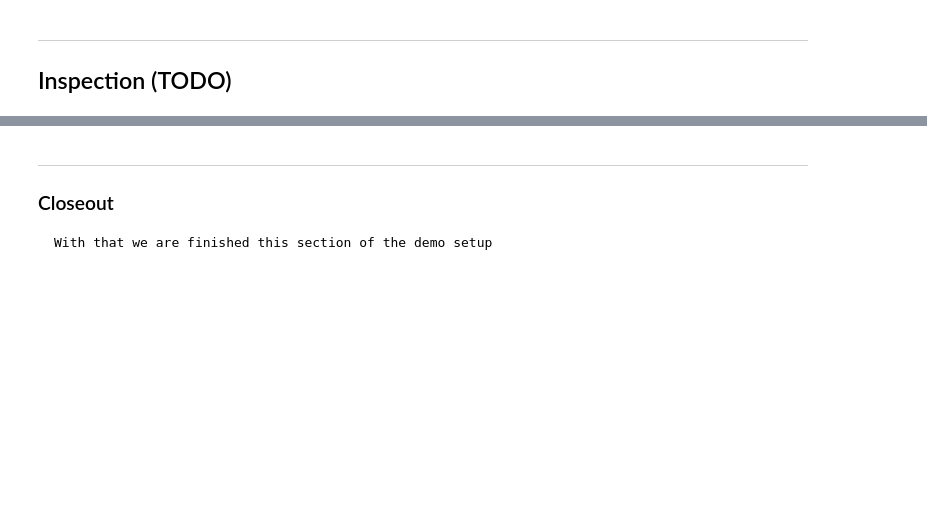
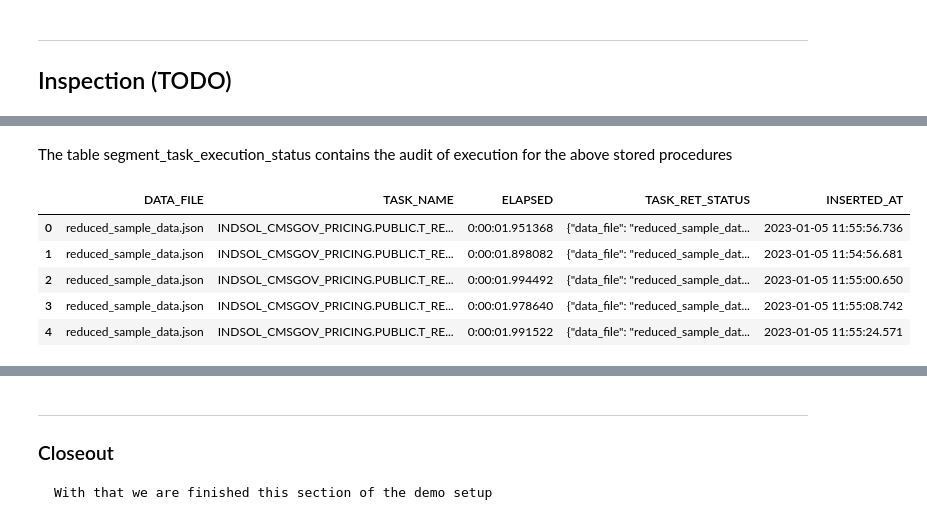
Before and after one commit to Snowflake-Labs/CMSgov-pricing-transparency, a Jupyter notebook: src/notebook/Load_segments_dag.ipynb, the cells around one changed output, grey strips where cells are left out. Drawn from its saved outputs; the diff is of its cells as text; code cells hidden in the pictures; blank space fills up the shorter version.

```diff
--- a/src/notebook/Load_segments_dag.ipynb
+++ b/src/notebook/Load_segments_dag.ipynb
@@ -239,11 +301,20 @@ print(j)
 # %%
 display(Markdown("The table segment_task_execution_status contains the audit of execution for the above stored procedures"))
 
+pd.set_option('display.max_colwidth', None)
 df = (sp_session.table('segment_task_execution_status')
         .sample(n=5)
         .to_pandas())
 
 display(df)
+# %% [output]
+The table segment_task_execution_status contains the audit of execution for the above stored procedures
+|  | DATA_FILE | TASK_NAME | ELAPSED | TASK_RET_STATUS | INSERTED_AT |
+| 0 | reduced_sample_data.json | INDSOL_CMSGOV_PRICING.PUBLIC.T_RE... | 0:00:01.951368 | {"data_file": "reduced_sample_dat... | 2023-01-05 11:55:56.736 |
+| 1 | reduced_sample_data.json | INDSOL_CMSGOV_PRICING.PUBLIC.T_RE... | 0:00:01.898082 | {"data_file": "reduced_sample_dat... | 2023-01-05 11:54:56.681 |
+| 2 | reduced_sample_data.json | INDSOL_CMSGOV_PRICING.PUBLIC.T_RE... | 0:00:01.994492 | {"data_file": "reduced_sample_dat... | 2023-01-05 11:55:00.650 |
+| 3 | reduced_sample_data.json | INDSOL_CMSGOV_PRICING.PUBLIC.T_RE... | 0:00:01.978640 | {"data_file": "reduced_sample_dat... | 2023-01-05 11:55:08.742 |
+| 4 | reduced_sample_data.json | INDSOL_CMSGOV_PRICING.PUBLIC.T_RE... | 0:00:01.991522 | {"data_file": "reduced_sample_dat... | 2023-01-05 11:55:24.571 |
 # %%
 display(Markdown("The view segments_counts_for_datafile_v, based of table segment_task_execution_status, will help to identify the number of negotiated_arrangement segments for a specific data file. This view is populated once all the segments in a specific data files are parsed out"))
 
```
Also changed, not shown: parts of 13 cells of this notebook, 3 other files.
